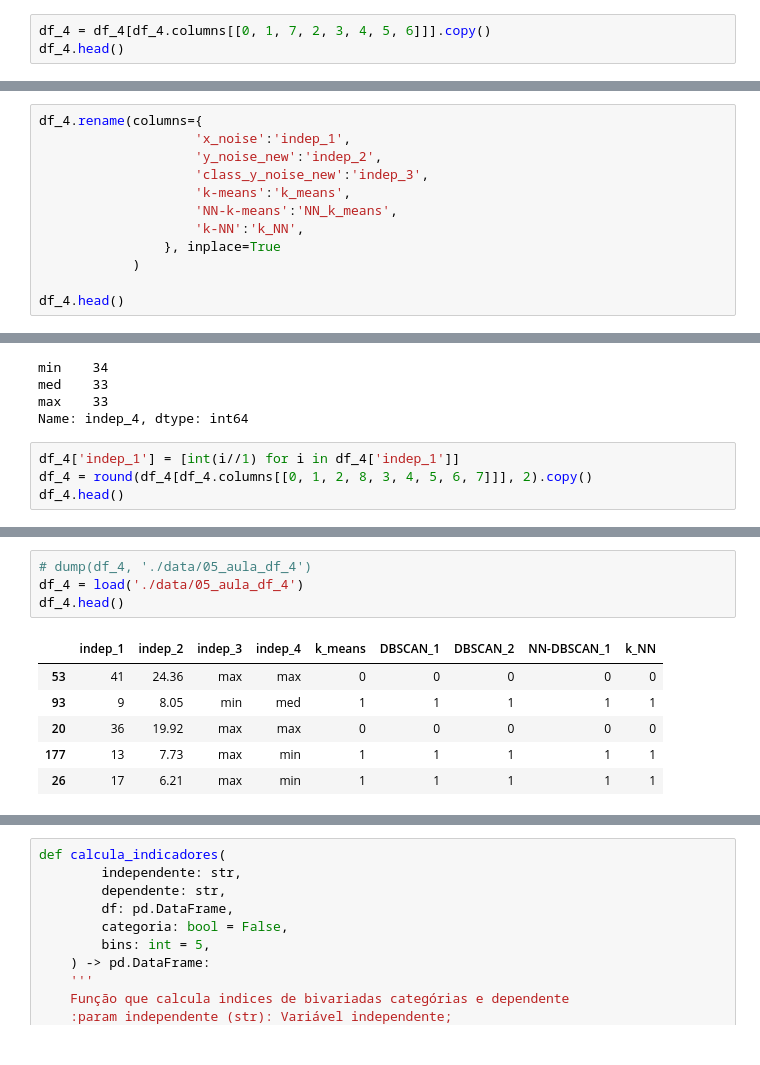
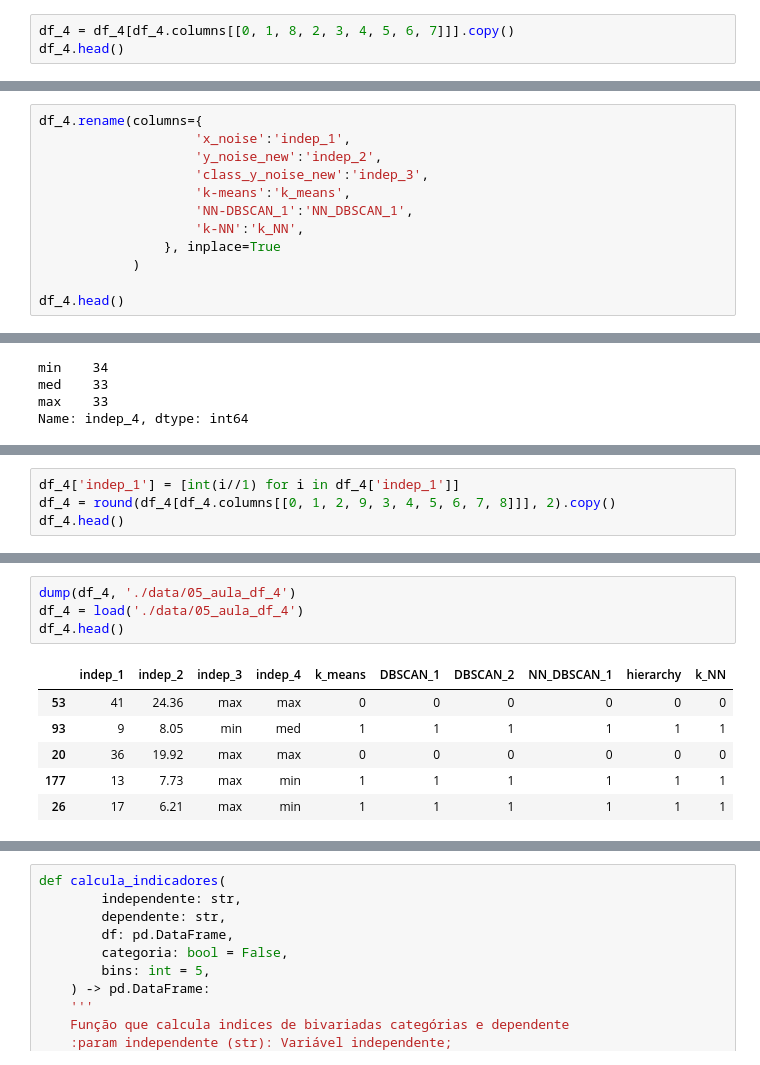
Before and after one commit to Laboratorio-de-Analise-de-Dados/disciplina_python_ml, a Jupyter notebook: dev/script/aulas_teoricas/03-aula-05_03-classif_2026-07-14.ipynb, the cells around one changed output, grey strips where cells are left out. Cells and saved outputs as stored; diff of their text form.

```diff
--- a/dev/script/aulas_teoricas/03-aula-05_03-classif_2026-07-14.ipynb
+++ b/dev/script/aulas_teoricas/03-aula-05_03-classif_2026-07-14.ipynb
@@ -342,4 +359,4 @@ df_4.head()
 # %%
-df_4 = df_4[df_4.columns[[0, 1, 7, 2, 3, 4, 5, 6]]].copy()
+df_4 = df_4[df_4.columns[[0, 1, 8, 2, 3, 4, 5, 6, 7]]].copy()
 df_4.head()
 # %% [output]
@@ -355,7 +372,7 @@ df_4.rename(columns={
                     'y_noise_new':'indep_2',
                     'class_y_noise_new':'indep_3',
                     'k-means':'k_means',
-                    'NN-k-means':'NN_k_means',
+                    'NN-DBSCAN_1':'NN_DBSCAN_1',
                     'k-NN':'k_NN',
                 }, inplace=True
             )
@@ -391,7 +408,3 @@ min    34
 med    33
 max    33
 Name: indep_4, dtype: int64
-# %%
-df_4['indep_1'] = [int(i//1) for i in df_4['indep_1']]
-df_4 = round(df_4[df_4.columns[[0, 1, 2, 8, 3, 4, 5, 6, 7]]], 2).copy()
-df_4.head()
@@ -404,0 +411,4 @@ df_4.head()
+# %%
+df_4['indep_1'] = [int(i//1) for i in df_4['indep_1']]
+df_4 = round(df_4[df_4.columns[[0, 1, 2, 9, 3, 4, 5, 6, 7, 8]]], 2).copy()
+df_4.head()
@@ -405,14 +422,14 @@ df_4.head()
 # %%
-# dump(df_4, './data/05_aula_df_4')
+dump(df_4, './data/05_aula_df_4')
 df_4 = load('./data/05_aula_df_4')
 df_4.head()
 # %% [output]
-|  | indep_1 | indep_2 | indep_3 | indep_4 | k_means | DBSCAN_1 | DBSCAN_2 | NN-DBSCAN_1 | k_NN |
-| 53 | 41 | 24.36 | max | max | 0 | 0 | 0 | 0 | 0 |
-| 93 | 9 | 8.05 | min | med | 1 | 1 | 1 | 1 | 1 |
-| 20 | 36 | 19.92 | max | max | 0 | 0 | 0 | 0 | 0 |
-| 177 | 13 | 7.73 | max | min | 1 | 1 | 1 | 1 | 1 |
-| 26 | 17 | 6.21 | max | min | 1 | 1 | 1 | 1 | 1 |
+|  | indep_1 | indep_2 | indep_3 | indep_4 | k_means | DBSCAN_1 | DBSCAN_2 | NN_DBSCAN_1 | hierarchy | k_NN |
+| 53 | 41 | 24.36 | max | max | 0 | 0 | 0 | 0 | 0 | 0 |
+| 93 | 9 | 8.05 | min | med | 1 | 1 | 1 | 1 | 1 | 1 |
+| 20 | 36 | 19.92 | max | max | 0 | 0 | 0 | 0 | 0 | 0 |
+| 177 | 13 | 7.73 | max | min | 1 | 1 | 1 | 1 | 1 | 1 |
+| 26 | 17 | 6.21 | max | min | 1 | 1 | 1 | 1 | 1 | 1 |
 # %%
 df_4.info()
 # %% [output]
```
Also changed, not shown: parts of 68 cells of this notebook, 23 other files.
